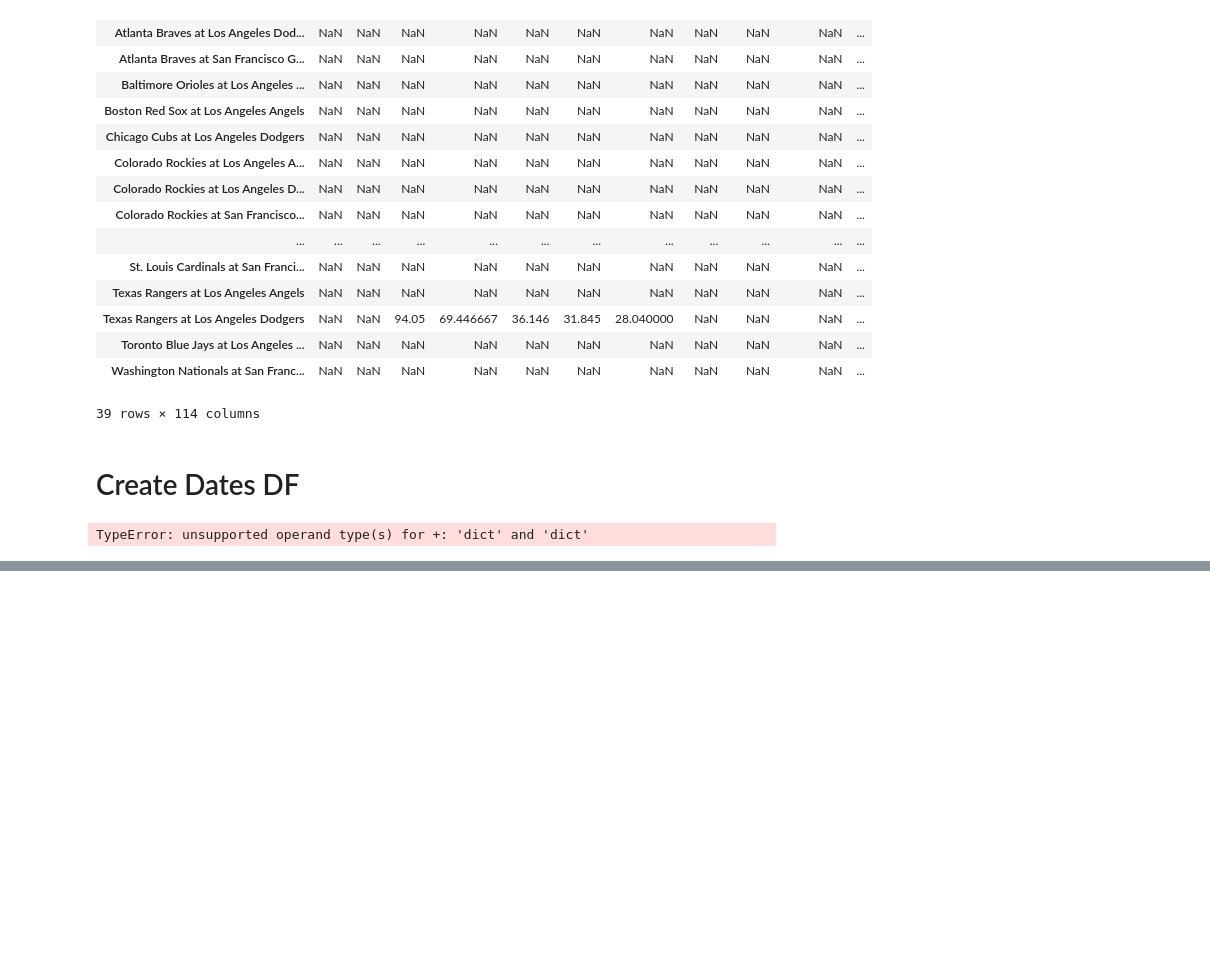
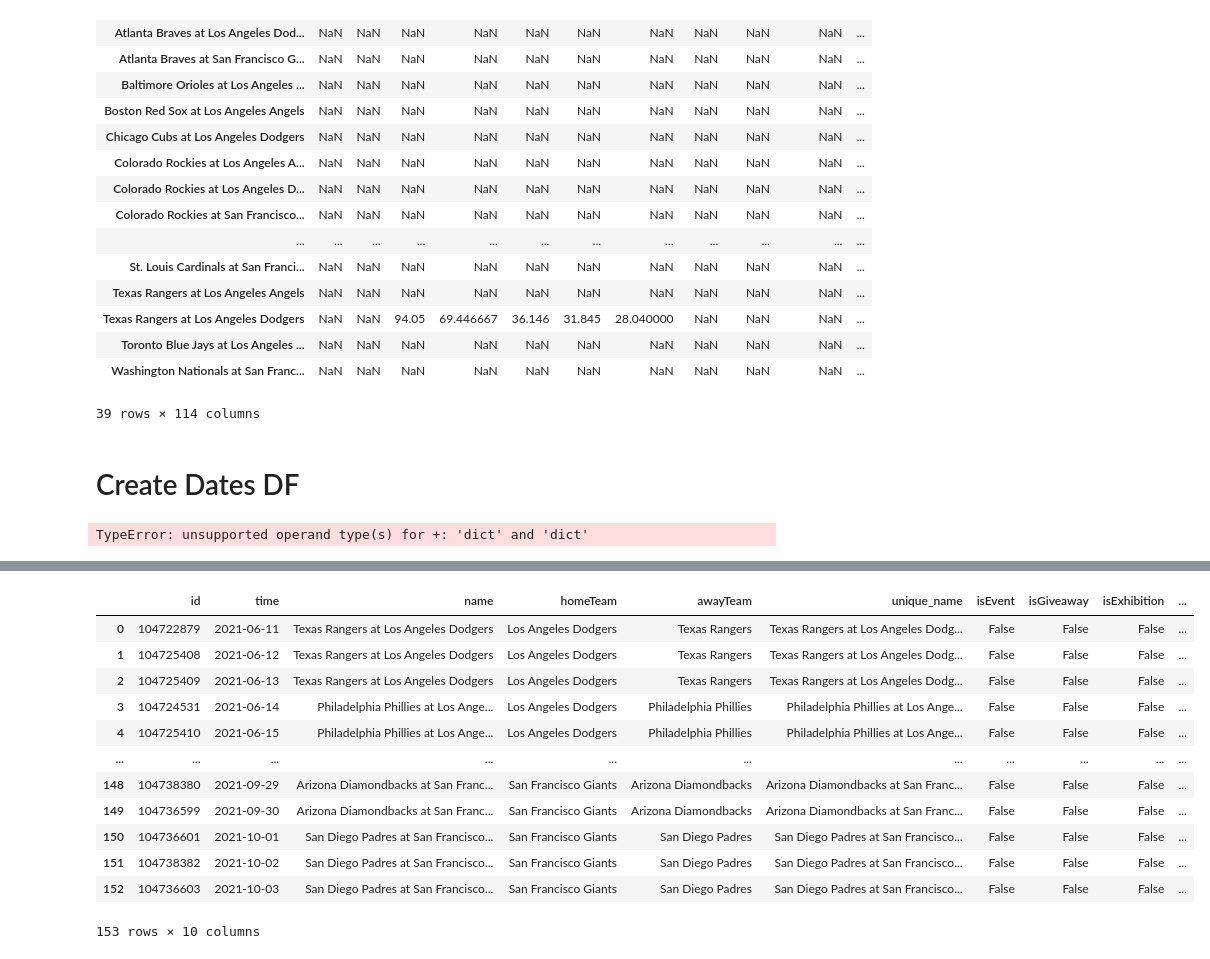
Before and after one commit to benbrill/Stubhub, a Jupyter notebook: notebooks/database.ipynb, the cells around one changed output, grey strips where cells are left out. Cells and saved outputs as stored; diff of their text form; code cells hidden in the pictures; blank space fills up the shorter version.

```diff
--- a/notebooks/database.ipynb
+++ b/notebooks/database.ipynb
@@ -308,3 +288,0 @@ overall_df
-# %%
-with sqlite3.connect("../tickets.db") as conn:
-    overall_df.to_sql("games22", conn, if_exists = "replace", index = False)
@@ -320,0 +311,8 @@ OperationalError: (MySQLdb._exceptions.OperationalError) (1045, "Access denied f
+# %%
+with sqlite3.connect("../tickets.db") as conn:
+    cmd = \
+        """
+        SELECT g.* FROM games g
+        """
+    old_games = pd.read_sql_query(cmd, conn)
+old_games
@@ -320,0 +333,21 @@ OperationalError: (MySQLdb._exceptions.OperationalError) (1045, "Access denied f
+# %%
+old_games["isEvent"] = False
+old_games["isGiveaway"] = False
+old_games["isExhibition"] = False
+old_games["season"] = 2021
+old_games["time"] = pd.to_datetime(old_games["time"].str[0:10])
+old_games
+# %% [output]
+|  | id | time | name | homeTeam | awayTeam | unique_name | isEvent | isGiveaway | isExhibition | ... |
+| 0 | 104722879 | 2021-06-11 | Texas Rangers at Los Angeles Dodgers | Los Angeles Dodgers | Texas Rangers | Texas Rangers at Los Angeles Dodg... | False | False | False | ... |
+| 1 | 104725408 | 2021-06-12 | Texas Rangers at Los Angeles Dodgers | Los Angeles Dodgers | Texas Rangers | Texas Rangers at Los Angeles Dodg... | False | False | False | ... |
+| 2 | 104725409 | 2021-06-13 | Texas Rangers at Los Angeles Dodgers | Los Angeles Dodgers | Texas Rangers | Texas Rangers at Los Angeles Dodg... | False | False | False | ... |
+| 3 | 104724531 | 2021-06-14 | Philadelphia Phillies at Los Ange... | Los Angeles Dodgers | Philadelphia Phillies | Philadelphia Phillies at Los Ange... | False | False | False | ... |
+| 4 | 104725410 | 2021-06-15 | Philadelphia Phillies at Los Ange... | Los Angeles Dodgers | Philadelphia Phillies | Philadelphia Phillies at Los Ange... | False | False | False | ... |
+| ... | ... | ... | ... | ... | ... | ... | ... | ... | ... | ... |
+| 148 | 104738380 | 2021-09-29 | Arizona Diamondbacks at San Franc... | San Francisco Giants | Arizona Diamondbacks | Arizona Diamondbacks at San Franc... | False | False | False | ... |
+| 149 | 104736599 | 2021-09-30 | Arizona Diamondbacks at San Franc... | San Francisco Giants | Arizona Diamondbacks | Arizona Diamondbacks at San Franc... | False | False | False | ... |
+| 150 | 104736601 | 2021-10-01 | San Diego Padres at San Francisco... | San Francisco Giants | San Diego Padres | San Diego Padres at San Francisco... | False | False | False | ... |
+| 151 | 104738382 | 2021-10-02 | San Diego Padres at San Francisco... | San Francisco Giants | San Diego Padres | San Diego Padres at San Francisco... | False | False | False | ... |
+| 152 | 104736603 | 2021-10-03 | San Diego Padres at San Francisco... | San Francisco Giants | San Diego Padres | San Diego Padres at San Francisco... | False | False | False | ... |
+153 rows × 10 columns
```
Also changed, not shown: parts of 10 cells of this notebook, 1 other file.
